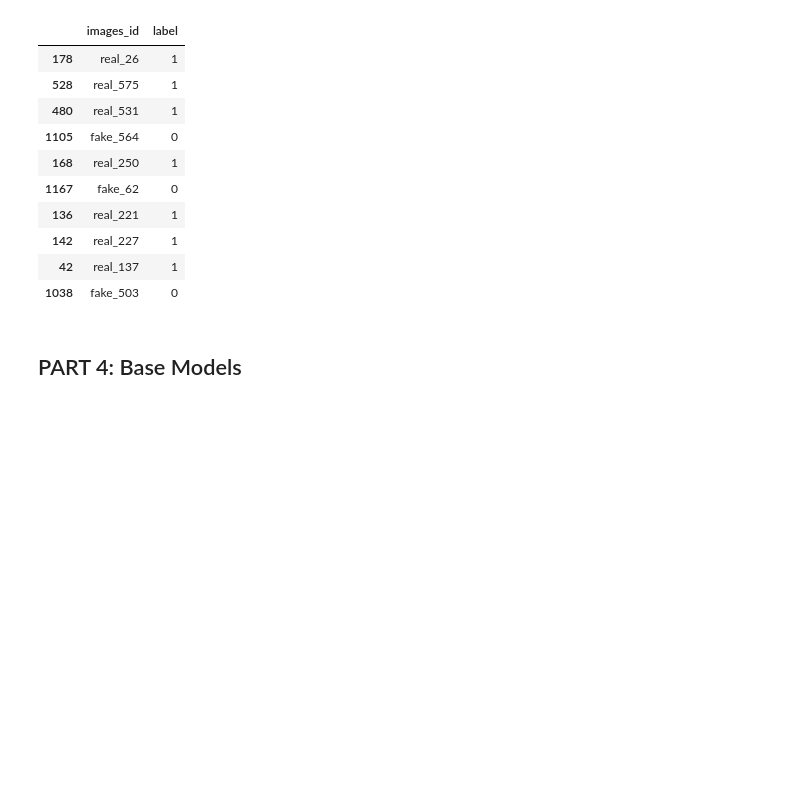
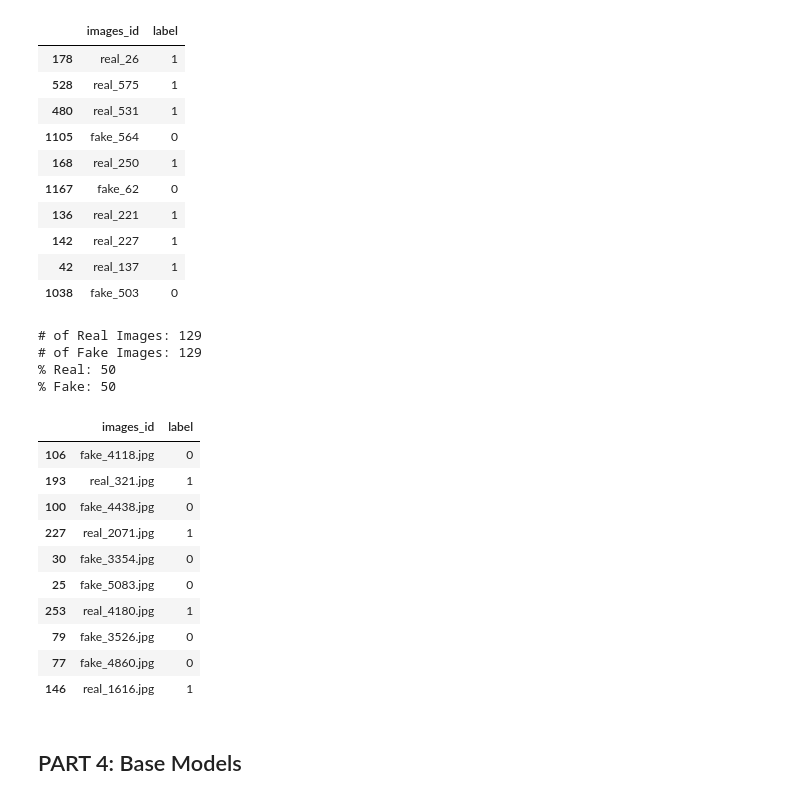
Before and after one commit to EthanNguyen-Tu/CS4644_FinalProject, a Jupyter notebook: CS4644_FinalProject_Models.ipynb, the cells around one changed output. Drawn from its saved outputs; the diff is of its cells as text; code cells hidden in the pictures; blank space fills up the shorter version.

```diff
--- a/CS4644_FinalProject_Models.ipynb
+++ b/CS4644_FinalProject_Models.ipynb
@@ -285,6 +347,24 @@ inspect_df(df_test_RealVFake)
 | 142 | real_227 | 1 |
 | 42 | real_137 | 1 |
 | 1038 | fake_503 | 0 |
+# %%
+inspect_df(df_TestDataset)
+# %% [output]
+# of Real Images: 129
+# of Fake Images: 129
+% Real: 50
+% Fake: 50
+|  | images_id | label |
+| 106 | fake_4118.jpg | 0 |
+| 193 | real_321.jpg | 1 |
+| 100 | fake_4438.jpg | 0 |
+| 227 | real_2071.jpg | 1 |
+| 30 | fake_3354.jpg | 0 |
+| 25 | fake_5083.jpg | 0 |
+| 253 | real_4180.jpg | 1 |
+| 79 | fake_3526.jpg | 0 |
+| 77 | fake_4860.jpg | 0 |
+| 146 | real_1616.jpg | 1 |
 # %% [markdown]
 ## PART 4: Base Models
 # %% [markdown]
```
Also changed, not shown: parts of 33 cells of this notebook.
